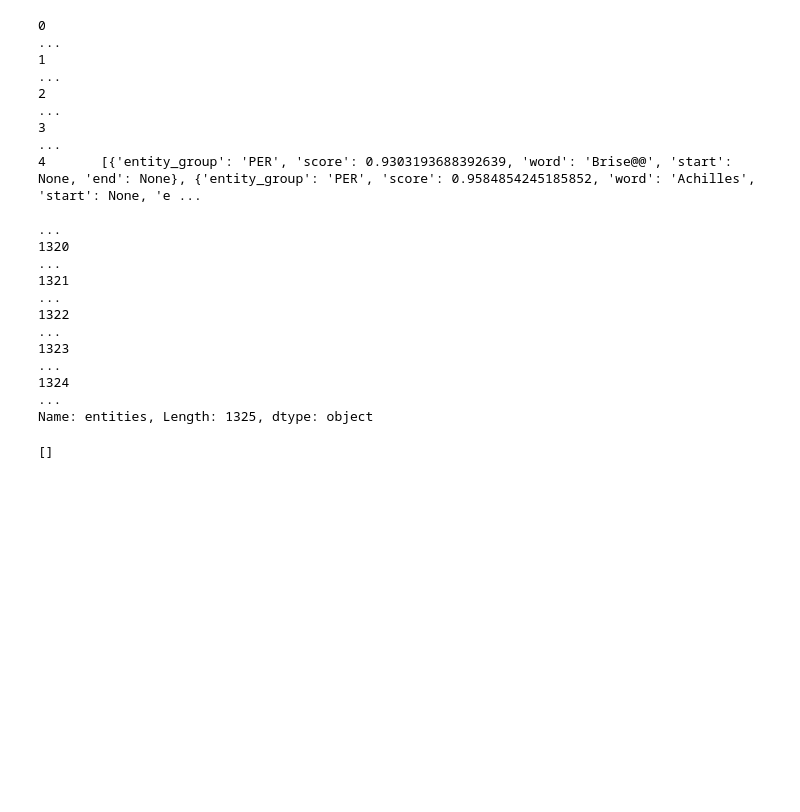
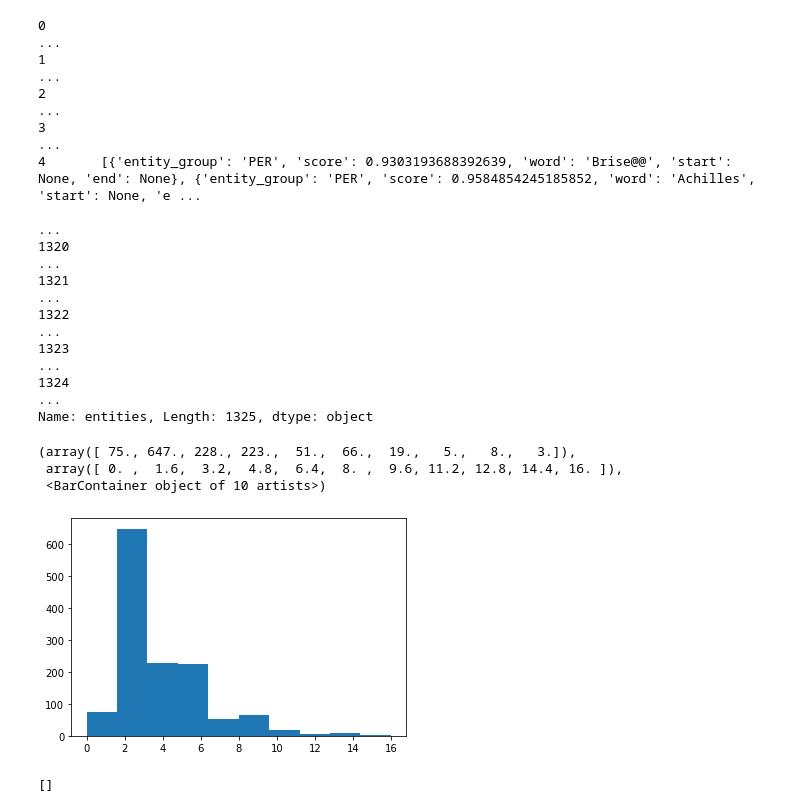
Before and after one commit to andrepology/stream-building-ux, a Jupyter notebook: conversions.ipynb, the cells around one changed output. Cells and saved outputs as stored; diff of their text form; code cells hidden in the pictures; blank space fills up the shorter version.

Commit message:
add ent counter and entities count

```diff
--- a/conversions.ipynb
+++ b/conversions.ipynb
@@ -49,6 +34,19 @@ df.entities
 1323                                                                                                                                                                                                     ...
 1324                                                                                                                                                                                                     ...
 Name: entities, Length: 1325, dtype: object
+# %%
+# flatten list
+import matplotlib.pyplot as plt
+import random
+
+
+
+plt.hist(df.entities.apply(len).apply(lambda x: x + 3  if random.random() > 0.1 else x))
+# %% [output]
+(array([ 75., 647., 228., 223.,  51.,  66.,  19.,   5.,   8.,   3.]),
+ array([ 0. ,  1.6,  3.2,  4.8,  6.4,  8. ,  9.6, 11.2, 12.8, 14.4, 16. ]),
+ <BarContainer object of 10 artists>)
+[figure, added]
 # %%
 a = {}
 
```
Also changed, not shown: parts of 1 cell of this notebook, 1 other file.
